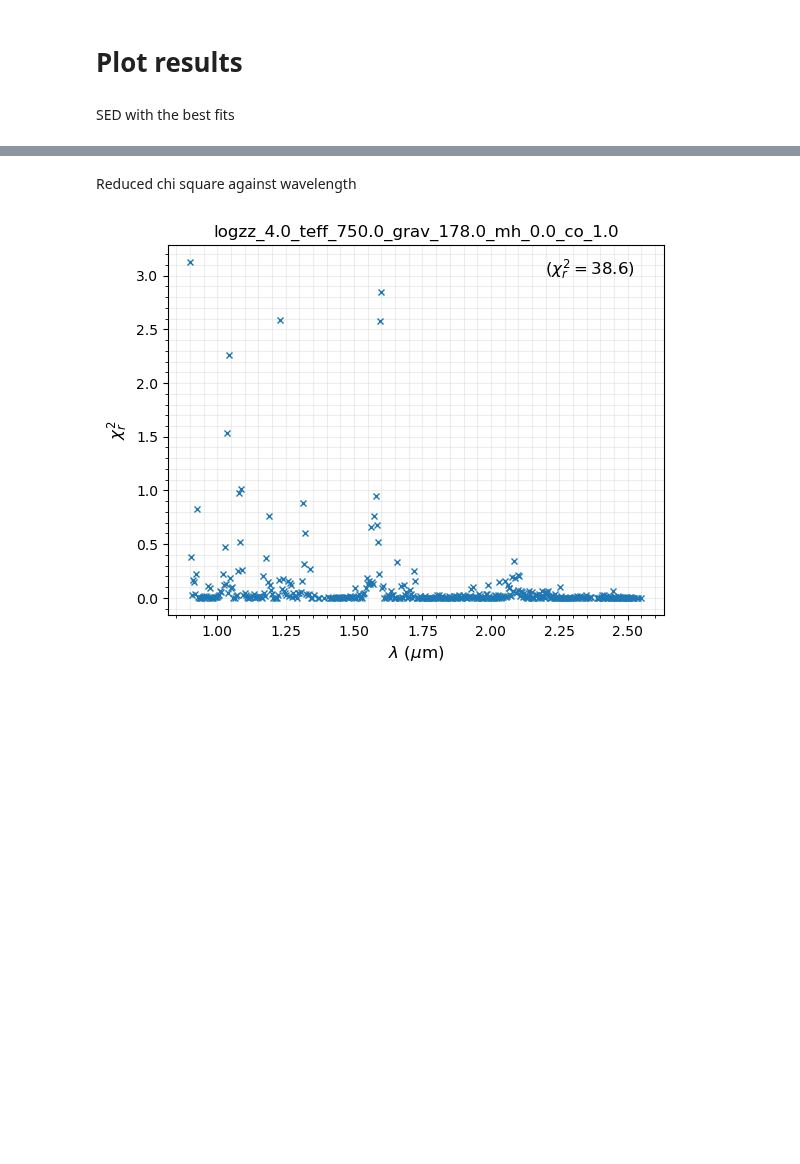
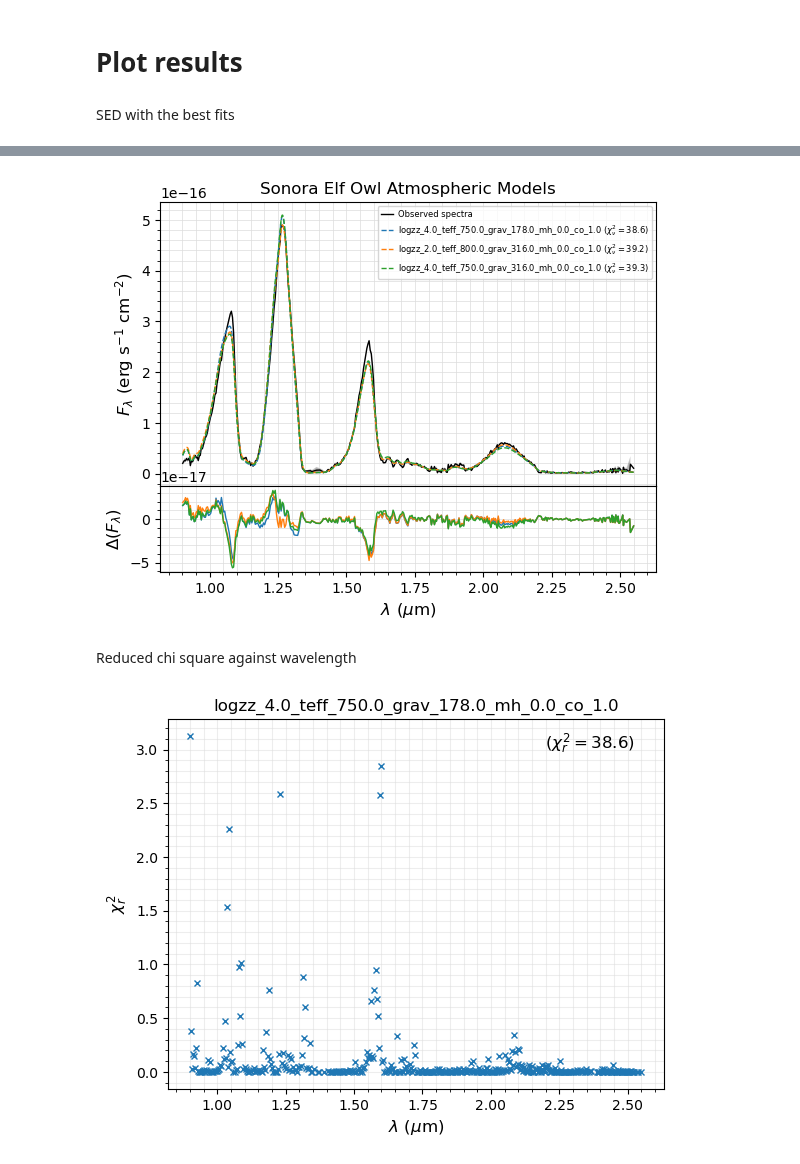
Before and after one commit to suarezgenaro/seda, a Jupyter notebook: docs/notebooks/test_SEDA_chi2.ipynb, the cells around one changed output, grey strips where cells are left out. Saved outputs shown, nothing was run; the diff lists cells and outputs as text; code cells hidden in the pictures; blank space fills up the shorter version.

```diff
--- a/docs/notebooks/test_SEDA_chi2.ipynb
+++ b/docs/notebooks/test_SEDA_chi2.ipynb
@@ -89,3 +91,8 @@ seda.plot_chi2_fit(pickle_file='Sonora_Elf_Owl_chi2_minimization.pickle', N_best
+# %%
+# plot best fits and residuals in linear scale
+seda.plot_chi2_fit(pickle_file='Sonora_Elf_Owl_chi2_minimization.pickle', N_best_fits=3, ylog=False)
+# %% [output]
+[figure, added]
 # %% [markdown]
 Reduced chi square against wavelength
 # %%
```
Also changed, not shown: parts of 5 cells of this notebook, 2 other files.
